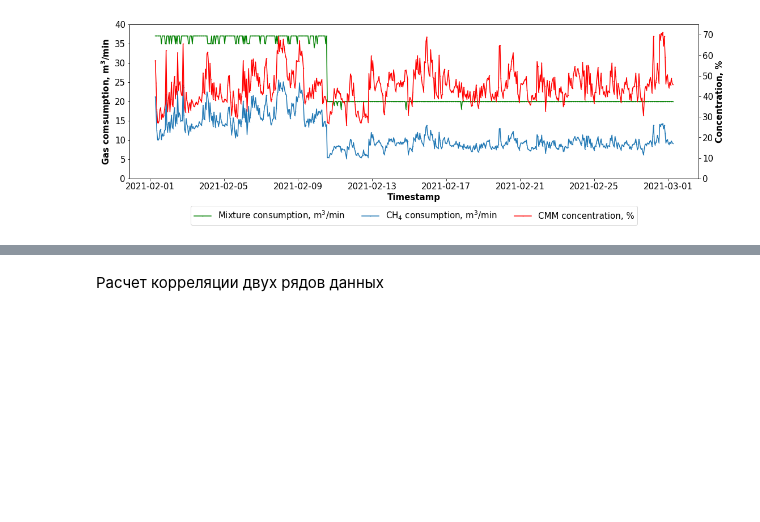
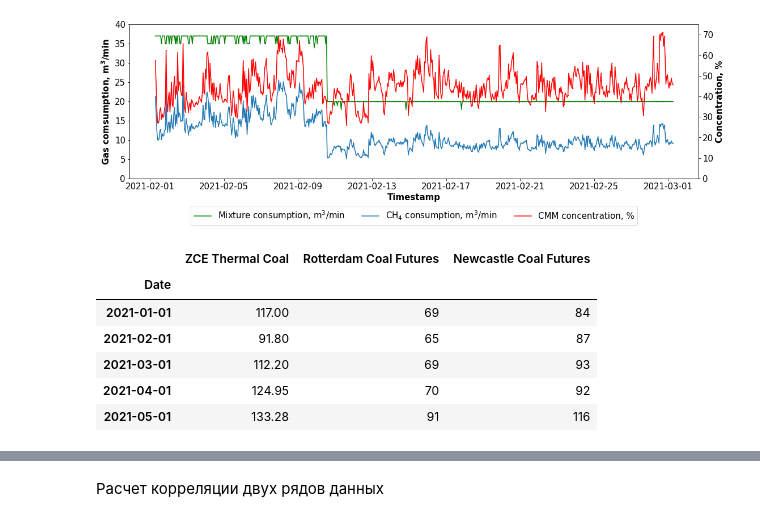
Before and after one commit to Randyrofed/CMM, a Jupyter notebook: CMM_Analysis.ipynb, the cells around one changed output, grey strips where cells are left out. Cells and saved outputs as stored; diff of their text form; code cells hidden in the pictures; blank space fills up the shorter version.

```diff
--- a/CMM_Analysis.ipynb
+++ b/CMM_Analysis.ipynb
@@ -88,3 +88,16 @@ ax.set_ylim([0, 40])
 plt.rcParams.update({'font.size': 15})
 # %% [output]
 [figure]
+# %%
+#Данные по bearing capacity
+coal_prices = pd.read_excel('DATA/MDPI_Figures 1, 2.xlsx', sheet_name="График 1", usecols="A:D", header = 0)
+coal_prices.set_index('Date', inplace=True)
+coal_prices.head()
+# %% [output]
+|  | ZCE Thermal Coal | Rotterdam Coal Futures | Newcastle Coal Futures |
+| Date |  |  |  |
+| 2021-01-01 | 117.00 | 69 | 84 |
+| 2021-02-01 | 91.80 | 65 | 87 |
+| 2021-03-01 | 112.20 | 69 | 93 |
+| 2021-04-01 | 124.95 | 70 | 92 |
+| 2021-05-01 | 133.28 | 91 | 116 |
```
Also changed, not shown: parts of 4 cells of this notebook, 1 other file.
